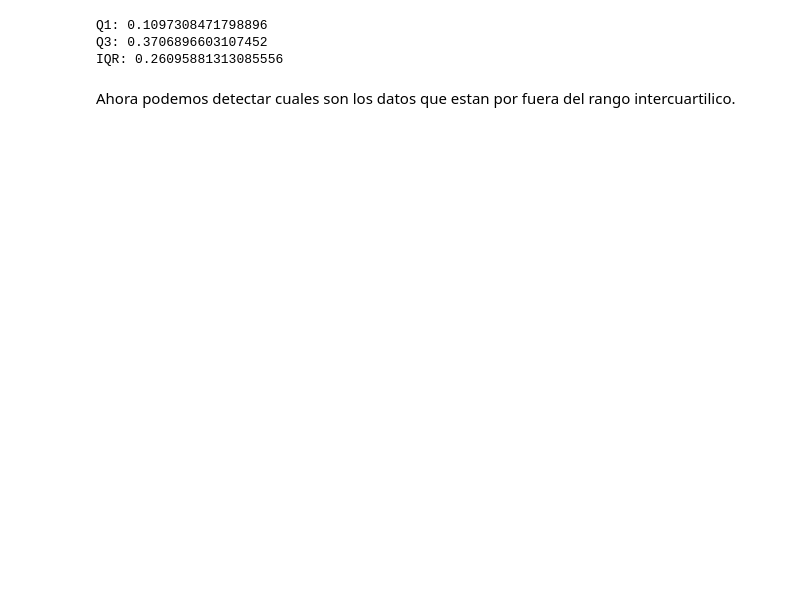
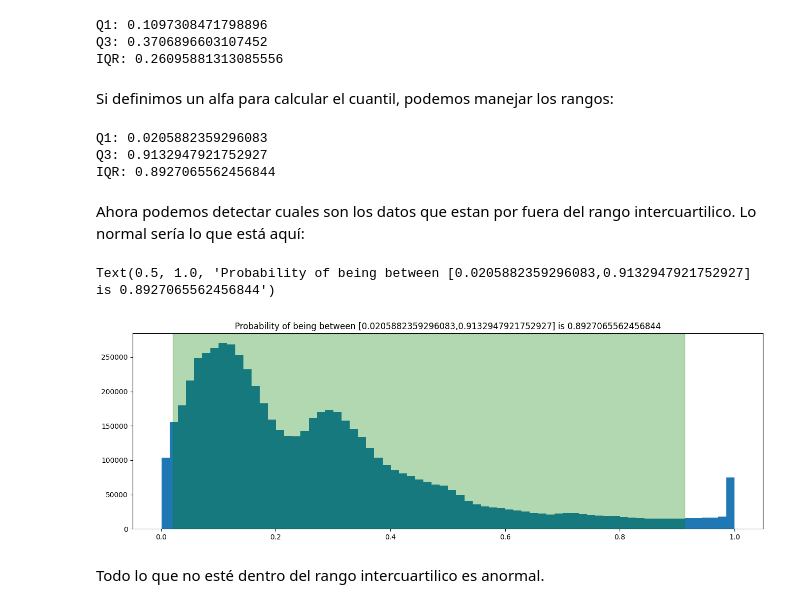
Before and after one commit to nicolaycc/MAA-ML-TS, a Jupyter notebook: notebooks/05AnomalyDetection.ipynb, the cells around one changed output. Saved outputs shown, nothing was run; the diff lists cells and outputs as text; code cells hidden in the pictures; blank space fills up the shorter version.

```diff
--- a/notebooks/05AnomalyDetection.ipynb
+++ b/notebooks/05AnomalyDetection.ipynb
@@ -82,5 +82,30 @@ print('IQR:', iqr)
 Q1: 0.1097308471798896
 Q3: 0.3706896603107452
 IQR: 0.26095881313085556
+# %% [markdown]
+Si definimos un alfa para calcular el cuantil, podemos manejar los rangos:
+# %%
+alpha = 0.05
+q1 = np.quantile(x_train_flat, alpha/2)
+q3 = np.quantile(x_train_flat, 1-alpha/2)
+iqr = q3 - q1
+print('Q1:', q1)
+print('Q3:', q3)
+print('IQR:', iqr)
+# %% [output]
+Q1: 0.0205882359296083
+Q3: 0.9132947921752927
+IQR: 0.8927065562456844
 # %% [markdown]
-Ahora podemos detectar cuales son los datos que estan por fuera del rango intercuartilico.
+Ahora podemos detectar cuales son los datos que estan por fuera del rango intercuartilico. Lo normal sería lo que está aquí:
+# %%
+#plot data showing IQR area with axspan
+fig, ax = plt.subplots(nrows=1, ncols=1, figsize=(16, 5))
+ax.hist(x_train_flat, bins=70)
+ax.axvspan(xmin=q1, xmax=q3, color='green', alpha=0.3)
+ax.set_title(f'Probability of being between [{q1},{q3}] is {iqr}')
+# %% [output]
+Text(0.5, 1.0, 'Probability of being between [0.0205882359296083,0.9132947921752927] is 0.8927065562456844')
+[figure, added]
+# %% [markdown]
+Todo lo que no esté dentro del rango intercuartilico es anormal.
```
Also changed, not shown: parts of 2 cells of this notebook.
